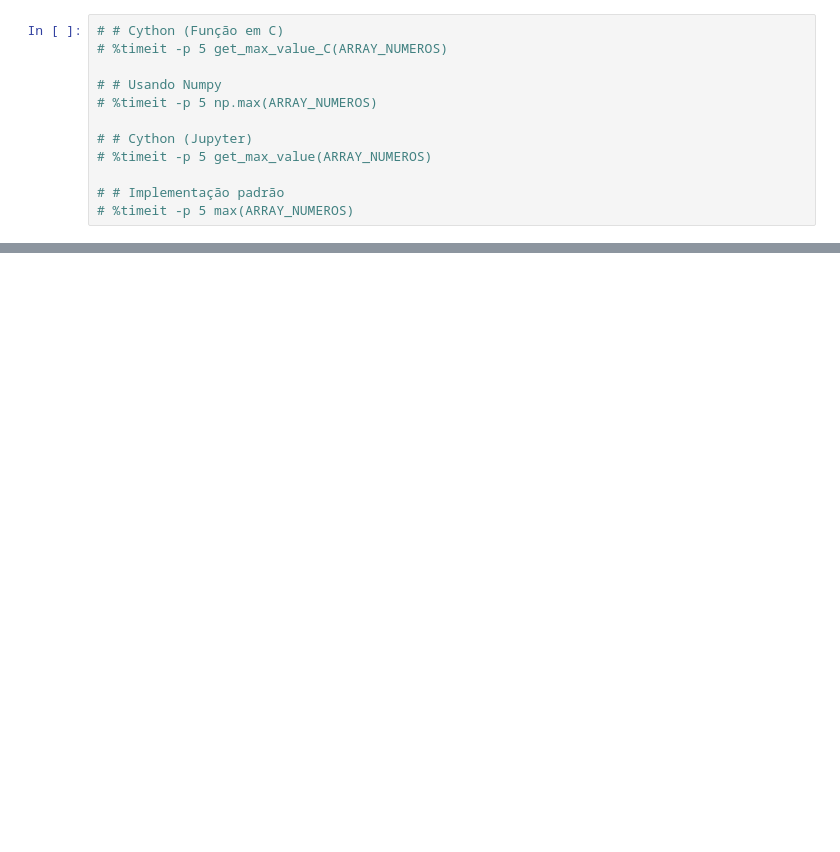
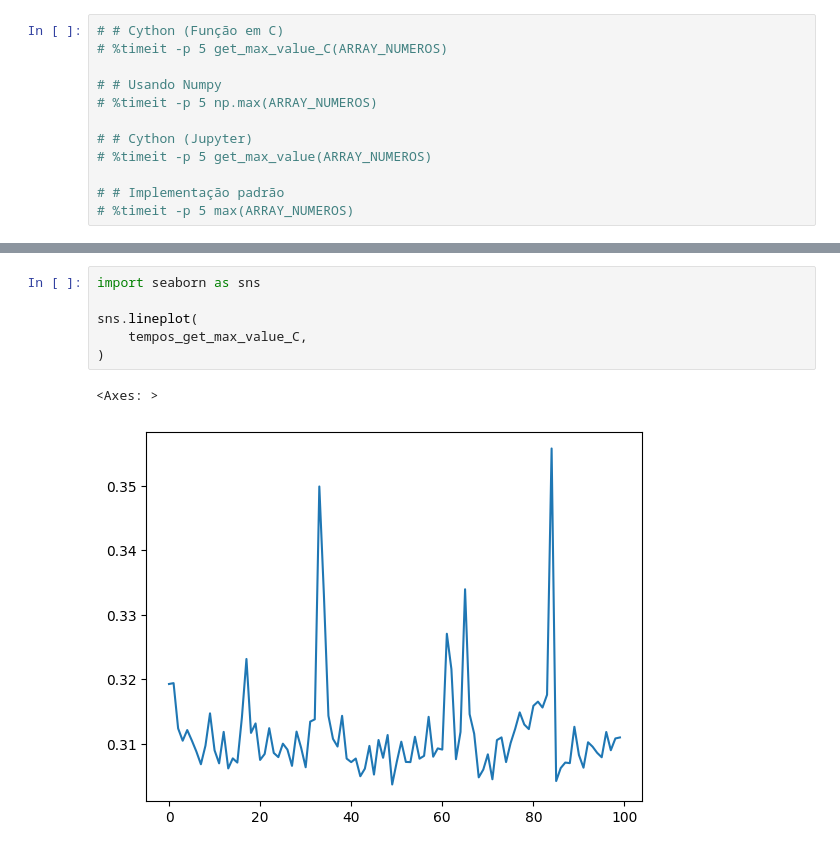
Before and after one commit to marcuscostagraciano/TCC-BSI, a Jupyter notebook: main.ipynb, the cells around one changed output, grey strips where cells are left out. Saved outputs shown, nothing was run; the diff lists cells and outputs as text; blank space fills up the shorter version.

```diff
--- a/main.ipynb
+++ b/main.ipynb
@@ -76,0 +93,9 @@ timeit.repeat(
+# %%
+import seaborn as sns
+
+sns.lineplot(
+    tempos_get_max_value_C,
+)
+# %% [output]
+<Axes: >
+[figure, added]
```
Also changed, not shown: parts of 8 cells of this notebook.
